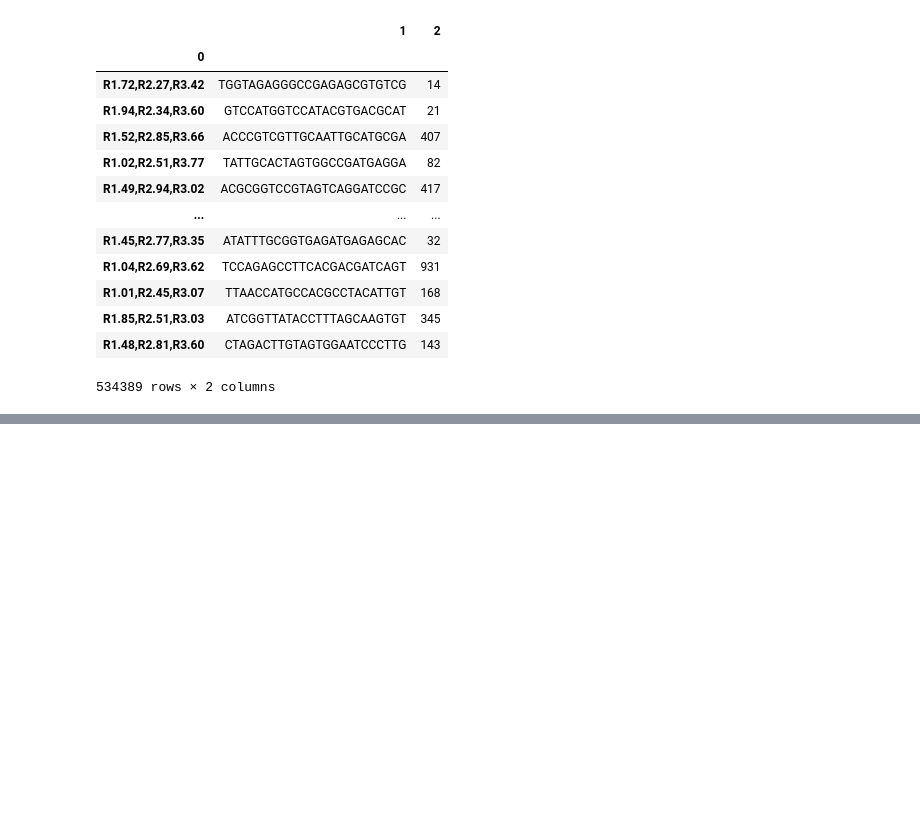
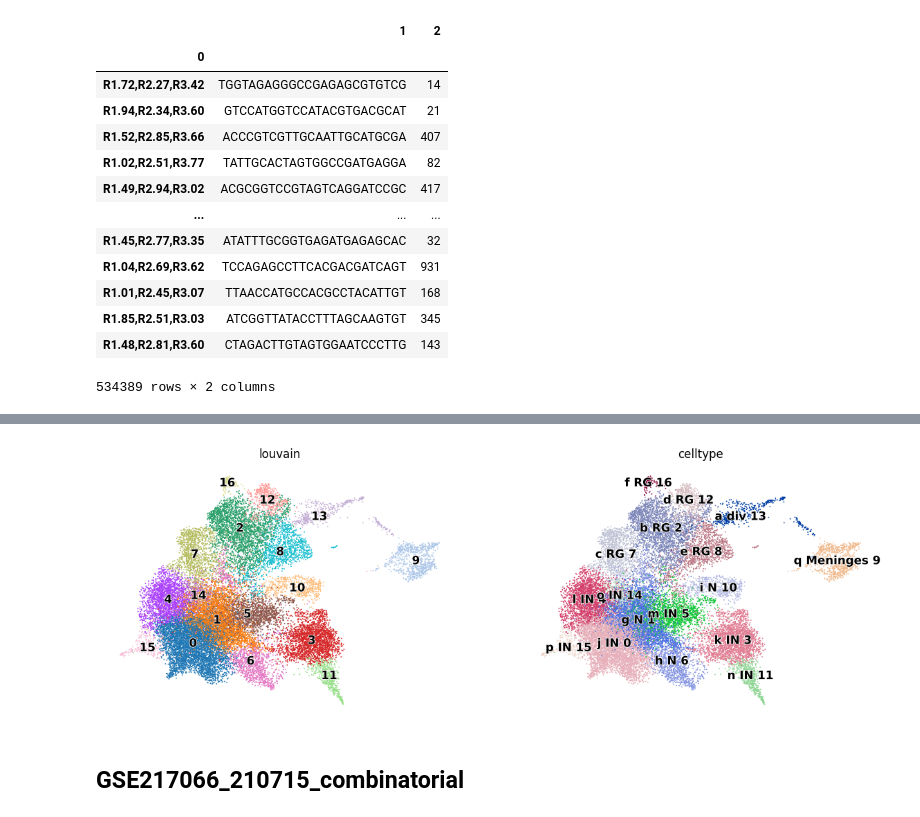
Before and after one commit to sanderlab/scPerturb, a Jupyter notebook: dataset_processing/JoungZhang2023.ipynb, the cells around one changed output, grey strips where cells are left out. Saved outputs shown, nothing was run; the diff lists cells and outputs as text; code cells hidden in the pictures; blank space fills up the shorter version.

```diff
--- a/dataset_processing/JoungZhang2023.ipynb
+++ b/dataset_processing/JoungZhang2023.ipynb
@@ -95,0 +164,2 @@ df = pd.read_csv(path / 'GSM6719979_210322_TFmap_S10.csv.gz', index_col=0, heade
+# %%
+adata = sc.read(TEMPDIR / 'GSE216457_191108_TFv2d56.h5ad')
@@ -95,0 +176,6 @@ df = pd.read_csv(path / 'GSM6719979_210322_TFmap_S10.csv.gz', index_col=0, heade
+# %%
+scv.pl.scatter(adata, dpi=120, color=['louvain', 'celltype'], legend_loc='on data')
+# %% [output]
+[figure, added]
+# %% [markdown]
+## GSE217066_210715_combinatorial
```
Also changed, not shown: parts of 42 cells of this notebook, 5 other files.
